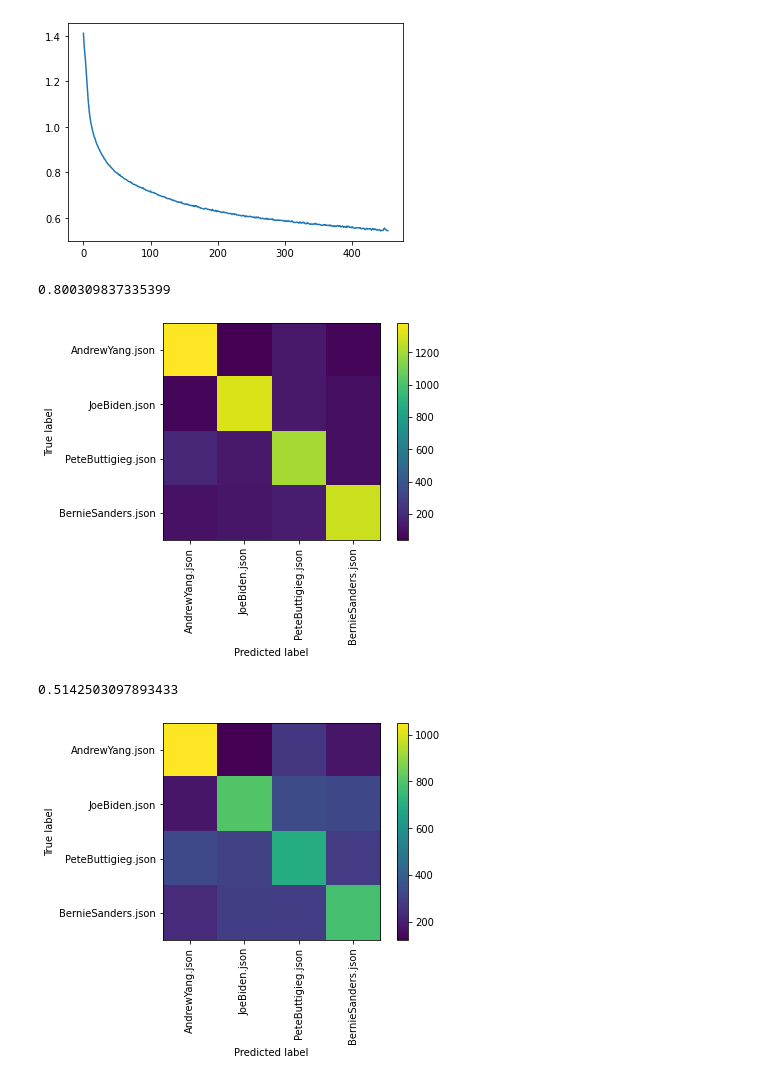
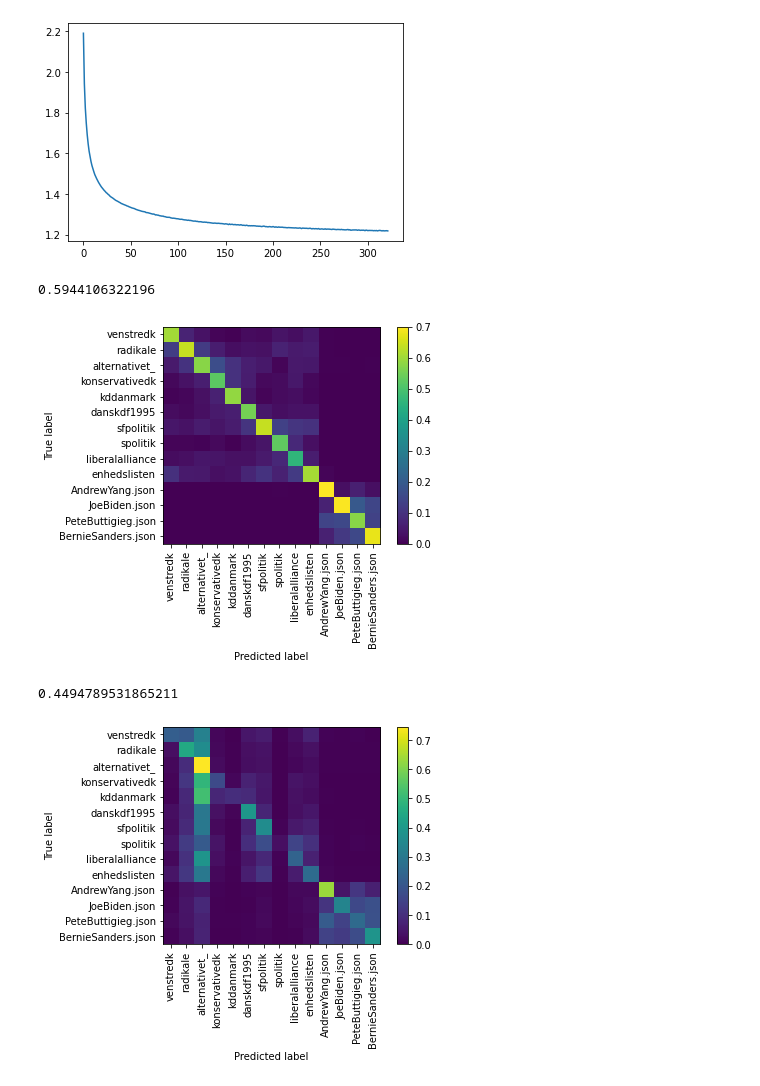
Before and after one commit to NLP4ALL/nlp4all, a Jupyter notebook: data_check.ipynb, the cells around one changed output. Cells and saved outputs as stored; diff of their text form; code cells hidden in the pictures.

```diff
--- a/data_check.ipynb
+++ b/data_check.ipynb
@@ -63,0 +92,4 @@ class EpochLogger(CallbackAny2Vec):
+# %%
+tweet = Tweet(language='french', text='Coucou, comment ça va ?')
+
+my_preprocess([tweet], remove_stopwords=True)  # should raise an error
@@ -66,16 +100,15 @@ class EpochLogger(CallbackAny2Vec):
 # model with more dimensions
 high_dim_model = Doc2Vec(vector_size=300, min_count=5, epochs=300)
 
-cats_numbers = english_cats
-tweets = Tweet.query.filter(Tweet.category.in_(cats_numbers)).all()
-#print(danish_tweets)
+tweets_cats = full_cats
+tweets = []
+n_max = 200000
+remove_stopwords = True
 
-train_corpus = []
-for tweet in tweets:
-    if tweet.language == 'danish':
-        train_corpus.append(TaggedDocument(danish_preprocessing(tweet.text), [tweet.id]))
-    elif tweet.language == 'english':
-        train_corpus.append(TaggedDocument(simple_preprocess(remove_stopwords(tweet.text)), [tweet.id]))
+for cat in tweets_cats:
+    tweets.extend(Tweet.query.filter_by(category=cat).all()[:n_max])
+
+train_corpus = my_preprocess(tweets, remove_stopwords=remove_stopwords)
 
 print("Start training model")
 high_dim_model.build_vocab(train_corpus)
@@ -110,13 +143,18 @@ db.session.commit()"""
 # %%
 # choose tweets for the analysis
 
-full_cats = [1,2,3,4,5,6,7,8,9,10,11,12,13,14]
-danish_cats = [1,2,3,4,5,6,8,9,10,11]
-english_cats = [7,12,13,14]
+full_cats = [cat.id for cat in TweetTagCategory.query.all()]
+danish_cats = [cat.id for cat in TweetTagCategory.query.filter_by(language='danish').all()]
+english_cats = [cat.id for cat in TweetTagCategory.query.filter_by(language='english').all()]
 
 
-tweets_cats = english_cats
-tweets = Tweet.query.filter(Tweet.category.in_(tweets_cats)).all()
+tweets_cats = full_cats
+tweets = []
+n_max = 200000
+
+for cat in tweets_cats:
+    tweets.extend(Tweet.query.filter_by(category=cat).all()[:n_max])
+
 tweets_ids = [tweet.id for tweet in tweets]
 
 print(len(tweets))
@@ -155,32 +221,32 @@ plt.hist(x=y_test, bins='auto', color='#9ced66', alpha=0.7, rwidth=0.85)"""
 # %%
 # create and train an ANN (keras is not working because of tf pip compatibility)
-ANN = MLPClassifier(hidden_layer_sizes=[10,10], max_iter=2000,
+ANN = MLPClassifier(hidden_layer_sizes=[50,50], max_iter=2000,
                     activation='relu')
 ANN.fit(X_train, y_train)
 plt.plot(ANN.loss_curve_)
 plt.show()
 # %% [output]
-[figure, old version]
+[figure, new version]
 # %%
 # confusion matrix on training set
 accuracy = accuracy_score(y_train, ANN.predict(X_train))
 print(accuracy)
 plot_confusion_matrix(ANN, X_train, y_train, display_labels=cats_name, xticks_rotation='vertical',
-                      include_values=False)
+                      include_values=False, normalize='pred')
 plt.savefig("image.png")
 # %% [output]
-0.800309837335399
+0.5944106322196
-[figure, old version]
+[figure, new version]
 # %%
 # confusion matrix on testing set
 accuracy = accuracy_score(y_test, ANN.predict(X_test))
 print(accuracy)
 plot_confusion_matrix(ANN, X_test, y_test, display_labels=cats_name, xticks_rotation='vertical',
-                      include_values=False)
+                      include_values=False, normalize='true')
 plt.savefig("danish_10-10_train.png")
 # %% [output]
-0.5142503097893433
+0.4494789531865211
-[figure, old version]
+[figure, new version]
 # %%
 ### Danish remove stopwords
 # %%
```
Also changed, not shown: parts of 7 cells of this notebook.
